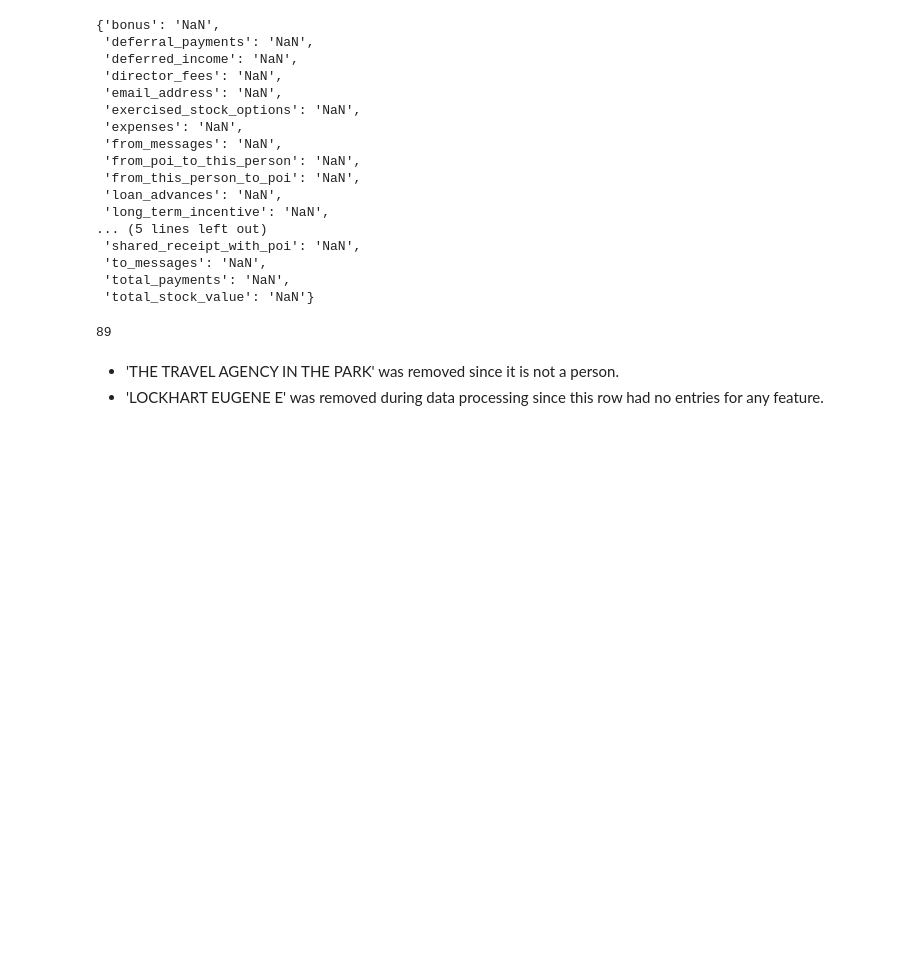
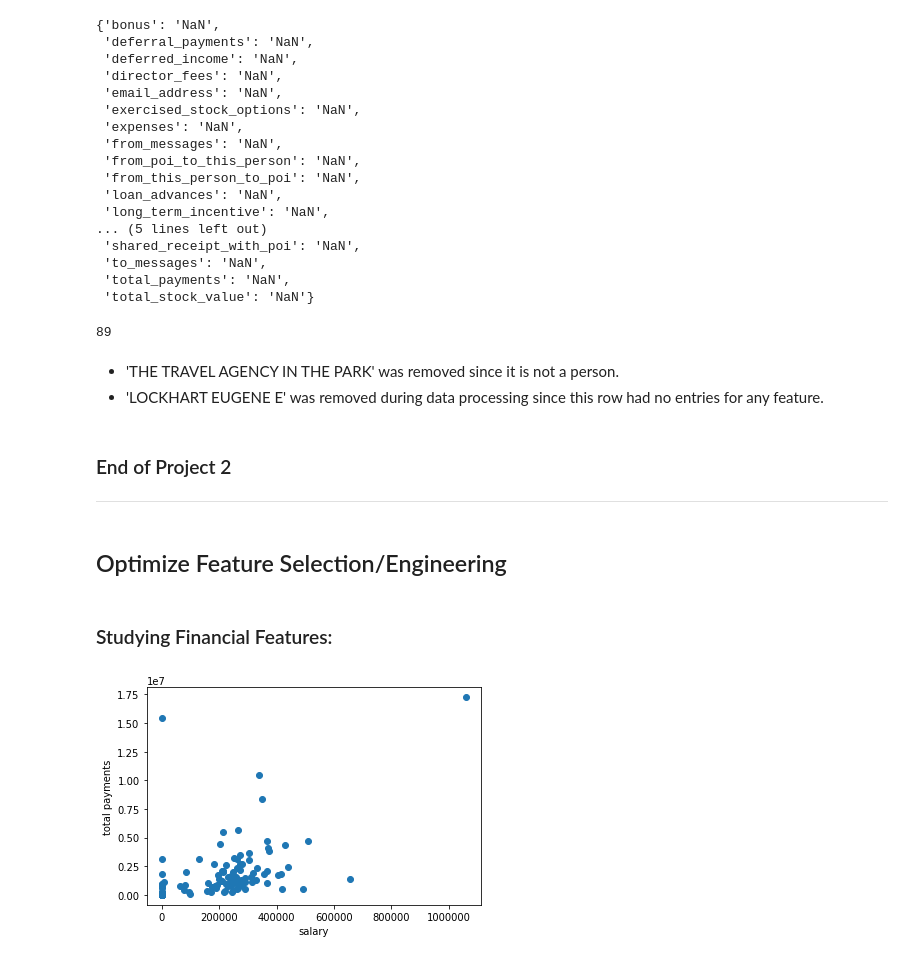
Before and after one commit to geekquad/Fraud-Detection, a Jupyter notebook: Fraud Detection from ENRON dataset.ipynb, the cells around one changed output. Drawn from its saved outputs; the diff is of its cells as text; code cells hidden in the pictures; blank space fills up the shorter version.

```diff
--- a/Fraud Detection from ENRON dataset.ipynb
+++ b/Fraud Detection from ENRON dataset.ipynb
@@ -336,3 +338,20 @@ df_imp_sub = df_imp.drop(df_imp.index[[park_index]])
 # %% [markdown]
 - 'THE TRAVEL AGENCY IN THE PARK' was removed since it is not a person.
 - 'LOCKHART EUGENE E' was removed during data processing since this row had no entries for any feature.
+# %% [markdown]
+### End of Project 2
+<hr> </hr>
+# %% [markdown]
+## Optimize Feature Selection/Engineering
+# %%
+enron_df = df_imp_sub
+# %% [markdown]
+### Studying Financial Features:
+# %%
+import matplotlib.pyplot as plt
+plt.scatter(enron_df['salary'], enron_df['total_payments'])
+plt.xlabel("salary")
+plt.ylabel("total payments")
+plt.show()
+# %% [output]
+[figure, added]
```
Also changed, not shown: parts of 5 cells of this notebook.
